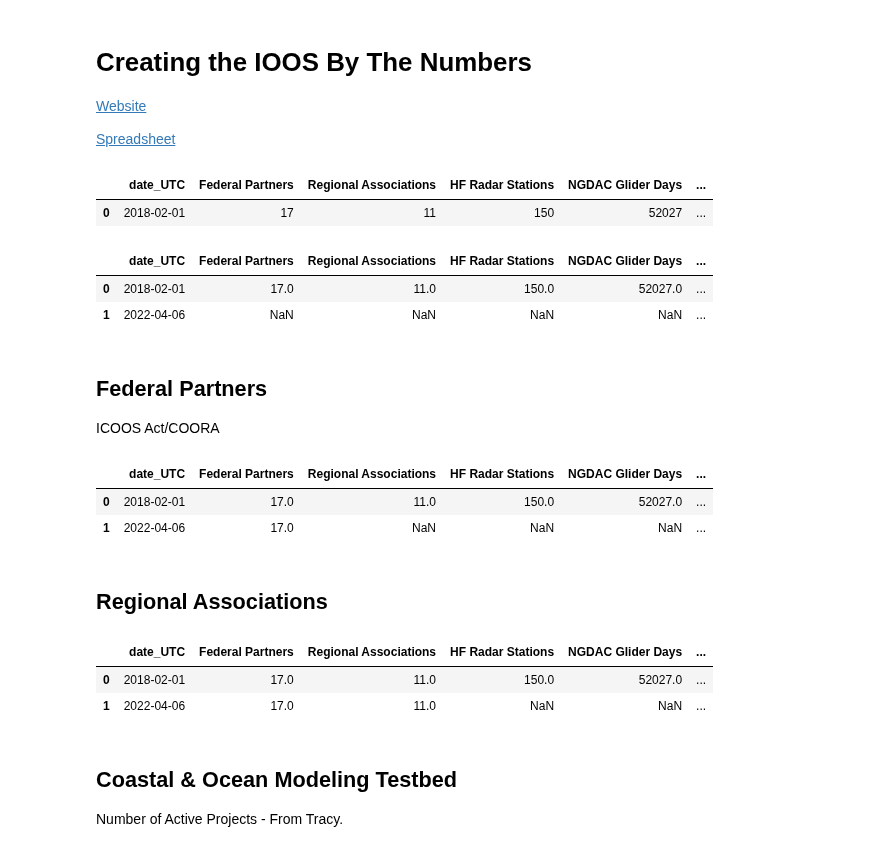
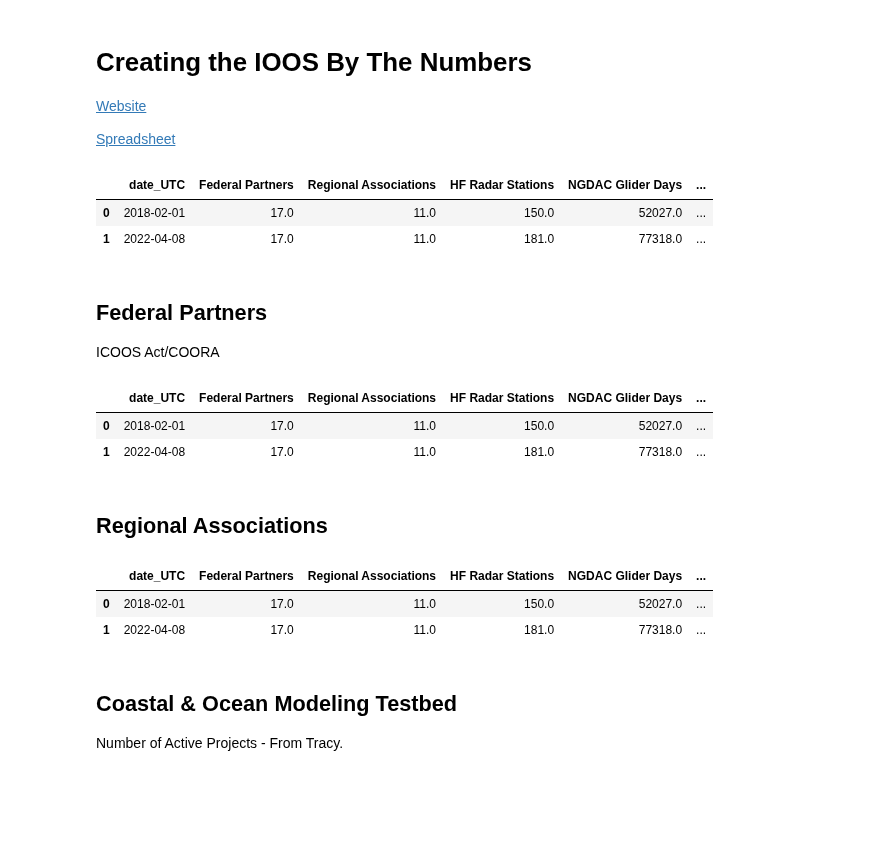
Before and after one commit to ioos/ioos_metrics, a Jupyter notebook: IOOS_BTN.ipynb, the cells around one changed output. Drawn from its saved outputs; the diff is of its cells as text; code cells hidden in the pictures; blank space fills up the shorter version.

```diff
--- a/IOOS_BTN.ipynb
+++ b/IOOS_BTN.ipynb
@@ -6,54 +6,27 @@
 [Website](https://ioos.noaa.gov/about/ioos-by-the-numbers/)
 
 [Spreadsheet](https://docs.google.com/spreadsheets/d/1AUfXmc3OwxpVdeMNjZyTGWjyR4ku3kRD5eexNrMORnI/edit#gid=516871794)
-# %%
-from numpy import NaN
-import pandas as pd
-
-
-feb_2018 = {
-    'date_UTC': [pd.Timestamp.strftime(pd.Timestamp('2018-02-01',tz='UTC'), '%Y-%m-%d')],
-    'Federal Partners': [17],
-    'Regional Associations': [11],
-    'HF Radar Stations': [150],
-    'NGDAC Glider Days': [52027],
-    'National Platforms': [737],
-    'Regional Platforms': [335],
-    'ATN Deployments': [NaN],
-    'MBON Projects': [NaN],
-    'OTT Projects': [NaN],
-    'HAB Pilot Projects': [NaN],
-    'QARTOD Manuals': [13],
-    'IOOS Core Variables': [34],
-    'Metadata Records': [8600],
-    'IOOS': [1],
-}
-
-
-ioos_btn_df = pd.DataFrame(feb_2018)#columns=['category','value','date'])
-
-#ioos_btn_df['date_UTC'] = [pd.Timestamp.isoformat(pd.Timestamp('2018-02-01',tz='UTC'))]
-
-#ioos_btn_df
-
-ioos_btn_df
-# %% [output]
-|  | date_UTC | Federal Partners | Regional Associations | HF Radar Stations | NGDAC Glider Days | ... |
-| 0 | 2018-02-01 | 17 | 11 | 150 | 52027 | ... |
+# %%
+import pandas as pd
+
+# read previous metrics
+ioos_btn_df = pd.read_csv('ioos_btn_metrics.csv')#columns=['category','value','date'])
 # %%
 import pandas as pd
 #today = pd.to_datetime
 #ioos_btn_df = pd.DataFrame()#columns=['category','value','date'])
 
 today = pd.Timestamp.strftime(pd.Timestamp.today(tz='UTC'), '%Y-%m-%d')
 
-ioos_btn_df = ioos_btn_df.append({'date_UTC': today}, ignore_index=True)
+# only update numbers if it's a new day
+if today not in ioos_btn_df['date_UTC'].to_list():
+    ioos_btn_df = ioos_btn_df.append({'date_UTC': today}, ignore_index=True)
 
 ioos_btn_df
 # %% [output]
 |  | date_UTC | Federal Partners | Regional Associations | HF Radar Stations | NGDAC Glider Days | ... |
 | 0 | 2018-02-01 | 17.0 | 11.0 | 150.0 | 52027.0 | ... |
-| 1 | 2022-04-06 | NaN | NaN | NaN | NaN | ... |
+| 1 | 2022-04-08 | 17.0 | 11.0 | 181.0 | 77318.0 | ... |
 # %% [markdown]
 ## Federal Partners
 
@@ -71,7 +44,7 @@ ioos_btn_df
 # %% [output]
 |  | date_UTC | Federal Partners | Regional Associations | HF Radar Stations | NGDAC Glider Days | ... |
 | 0 | 2018-02-01 | 17.0 | 11.0 | 150.0 | 52027.0 | ... |
-| 1 | 2022-04-06 | 17.0 | NaN | NaN | NaN | ... |
+| 1 | 2022-04-08 | 17.0 | 11.0 | 181.0 | 77318.0 | ... |
 # %% [markdown]
 ## Regional Associations
 # %%
@@ -83,7 +56,7 @@ ioos_btn_df
 # %% [output]
 |  | date_UTC | Federal Partners | Regional Associations | HF Radar Stations | NGDAC Glider Days | ... |
 | 0 | 2018-02-01 | 17.0 | 11.0 | 150.0 | 52027.0 | ... |
-| 1 | 2022-04-06 | 17.0 | 11.0 | NaN | NaN | ... |
+| 1 | 2022-04-08 | 17.0 | 11.0 | 181.0 | 77318.0 | ... |
 # %% [markdown]
 ## Coastal & Ocean Modeling Testbed
 Number of Active Projects - From Tracy.
```
Also changed, not shown: parts of 12 cells of this notebook, 4 other files.
